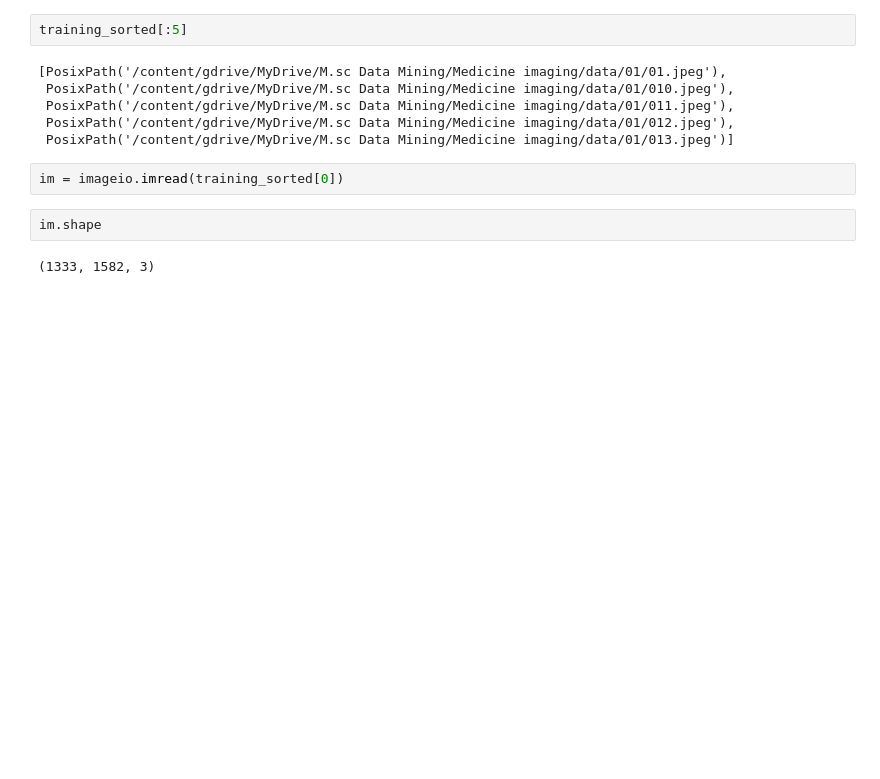
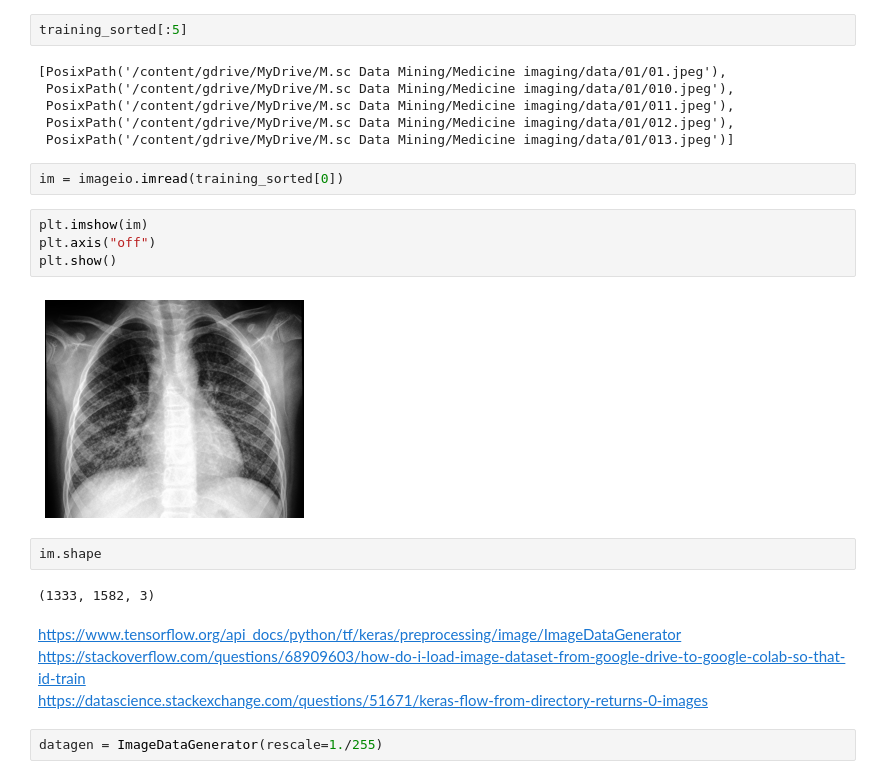
Before and after one commit to mannmoshe/deep-learning, a Jupyter notebook: medicine_imaging_project/medicine_imaging.ipynb, the cells around one changed output. Saved outputs shown, nothing was run; the diff lists cells and outputs as text; blank space fills up the shorter version.

```diff
--- a/medicine_imaging_project/medicine_imaging.ipynb
+++ b/medicine_imaging_project/medicine_imaging.ipynb
@@ -23,7 +26,20 @@ training_sorted[:5]
  PosixPath('/content/gdrive/MyDrive/M.sc Data Mining/Medicine imaging/data/01/013.jpeg')]
 # %%
 im = imageio.imread(training_sorted[0])
+# %%
+plt.imshow(im)
+plt.axis("off")
+plt.show()
+# %% [output]
+[figure, added]
 # %%
 im.shape
 # %% [output]
 (1333, 1582, 3)
+# %% [markdown]
+https://www.tensorflow.org/api_docs/python/tf/keras/preprocessing/image/ImageDataGenerator
+<br>
+https://stackoverflow.com/questions/68909603/how-do-i-load-image-dataset-from-google-drive-to-google-colab-so-that-id-train <br>
+https://datascience.stackexchange.com/questions/51671/keras-flow-from-directory-returns-0-images
+# %%
+datagen = ImageDataGenerator(rescale=1./255)
```
Also changed, not shown: parts of 4 cells of this notebook.
